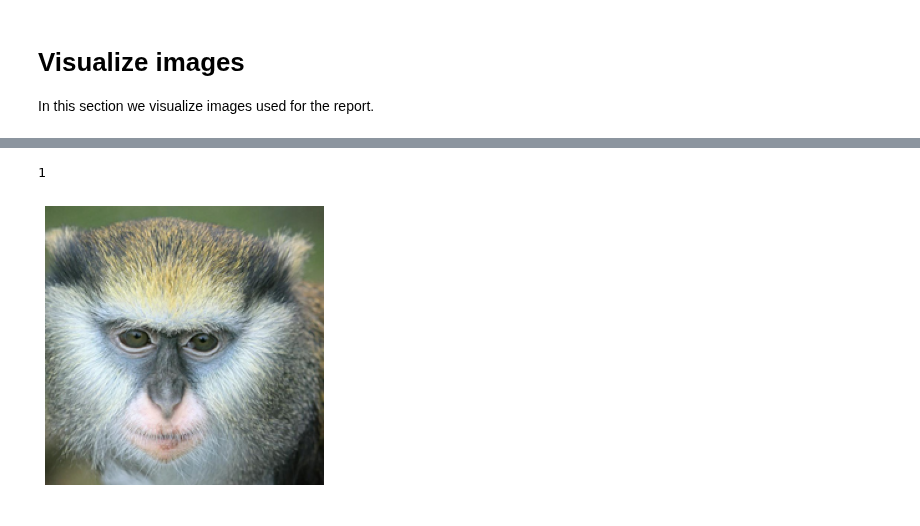
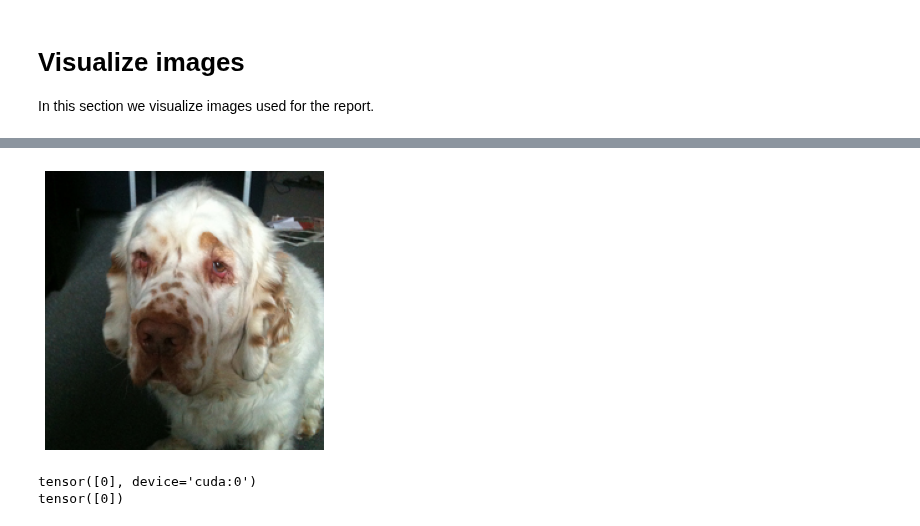
Before and after one commit to thobauma/AADefDINO, a Jupyter notebook: notebooks/AdversarialBenchmark.ipynb, the cells around one changed output, grey strips where cells are left out. Cells and saved outputs as stored; diff of their text form; code cells hidden in the pictures.

```diff
--- a/notebooks/AdversarialBenchmark.ipynb
+++ b/notebooks/AdversarialBenchmark.ipynb
@@ -72,18 +92,18 @@ We load the reference pretrained linear weights from dino_vitbase16_pretrain/din
 # %% [markdown]
 ## Load data
 # %%
-org_dataset = ImageDataset(ORI_IMAGES_PATH, ORI_LABEL_PATH, ORIGINAL_TRANSFORM, class_subset=None, index_subset=INDEX_SUBSET)
-org_loader = DataLoader(org_dataset, batch_size=BATCH_SIZE, num_workers=NUM_WORKERS, pin_memory=PIN_MEMORY, shuffle=True)
+train_dataset = AdvTrainingImageDataset(ORI_IMAGES_PATH, ORI_LABEL_PATH, ORIGINAL_TRANSFORM, index_subset=None)
+train_loader = DataLoader(train_dataset, batch_size=50, pin_memory=True, shuffle=True)
 # %% [markdown]
 ## Wrap model
 # %%
 #### ViT/B-16
-model_wrap = ViTWrapper(model, linear_classifier, device=DEVICE, n_last_blocks=1, avgpool_patchtokens=True)
-model_wrap= model_wrap.to(DEVICE)
+#model_wrap = ViTWrapper(model, classifier, device=DEVICE, n_last_blocks=1, avgpool_patchtokens=True)
+#model_wrap= model_wrap.to(DEVICE)
 
 #### ViT/S-16
-#model_wrap = ViTWrapper(model, linear_classifier, device=DEVICE, n_last_blocks=4, avgpool_patchtokens=False)
-#model_wrap= model_wrap.to(DEVICE)
+model_wrap = ViTWrapper(model, classifier, device=DEVICE, n_last_blocks=4, avgpool_patchtokens=False)
+model_wrap= model_wrap.to(DEVICE)
 # %% [markdown]
 ## Compute clean accuracy
 # %%
@@ -226,13 +246,13 @@ Clean accuracy: 84.13 %
 We use TorchAttack library. See: https://github.com/Harry24k/adversarial-attacks-pytorch
 # %%
 attacks_vit = [
-    #FGSM(vit_model, eps=0.003),
-    #FGSM(vit_model, eps=0.03),
-    #FGSM(vit_model, eps=0.06),
-    PGD(vit_model, eps=0.003, alpha=0.003, steps=20),
-    #PGD(vit_model, eps=0.03, alpha=0.003, steps=20),
-    #PGD(vit_model, eps=0.06, alpha=0.003, steps=20),
-    CW(vit_model, c=10, lr=0.003, steps=30),
+    FGSM(model_wrap, eps=0.003),
+    FGSM(model_wrap, eps=0.03),
+    FGSM(model_wrap, eps=0.06),
+    PGD(model_wrap, eps=0.003, alpha=0.003, steps=20),
+    PGD(model_wrap, eps=0.03, alpha=0.003, steps=20),
+    PGD(model_wrap, eps=0.06, alpha=0.003, steps=20),
+    CW(model_wrap, c=10, lr=0.003, steps=30),
     #CW(vit_model, c=50, lr=0.003, steps=30),
 ]
 # %%
@@ -289,13 +399,18 @@ def imshow(img, title):
     plt.title(title)
     plt.axis('off')
     plt.show()
-# %%
-vis_loader = create_loader(ORI_IMAGES_PATH, ORI_LABEL_PATH, [12], None, BATCH_SIZE, is_adv_training=True)
-len(vis_loader.dataset)
-# %% [output]
-1
+# %%
+vis_dataset = AdvTrainingImageDataset(ORI_IMAGES_PATH, ORI_LABEL_PATH, ORIGINAL_TRANSFORM, index_subset=[2])
+vis_loader = DataLoader(vis_dataset, batch_size=1, pin_memory=True, shuffle=True)
 # %%
 for images, labels, img_names in tqdm(vis_loader):
     imshow(images[0].detach().cpu(), "")
+    with torch.no_grad():
+        outputs = model_wrap(images.cuda())
+        _, pre = torch.max(outputs.data, 1)
+        print(pre)
+        print(labels)
 # %% [output]
-[figure, old version]
+[figure, new version]
+tensor([0], device='cuda:0')
+tensor([0])
```
Also changed, not shown: parts of 14 cells of this notebook, 17 other files.
